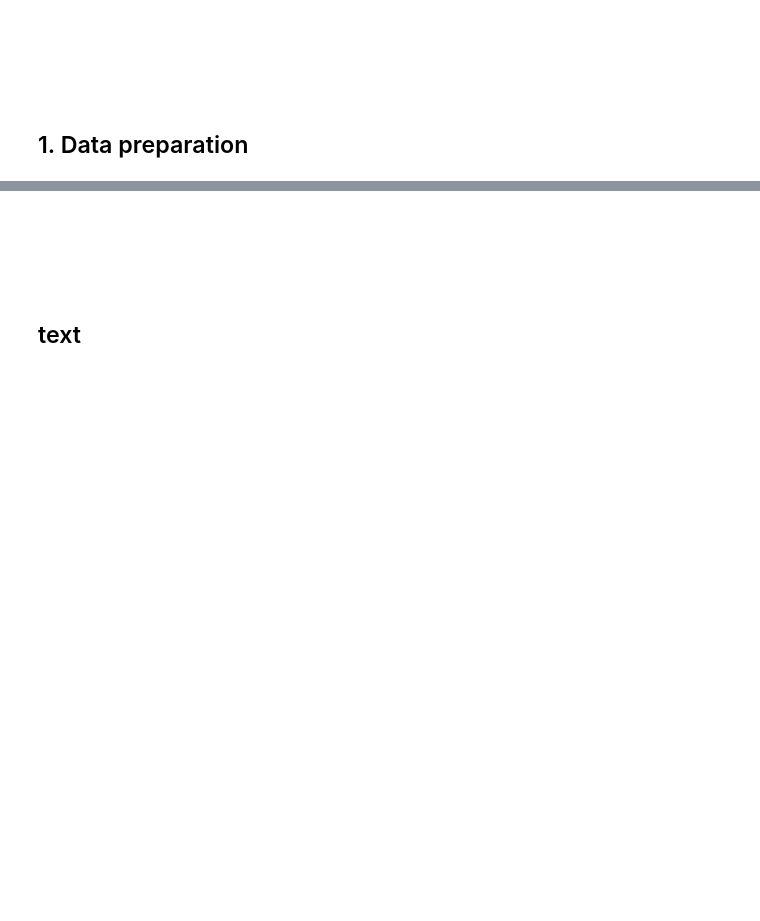
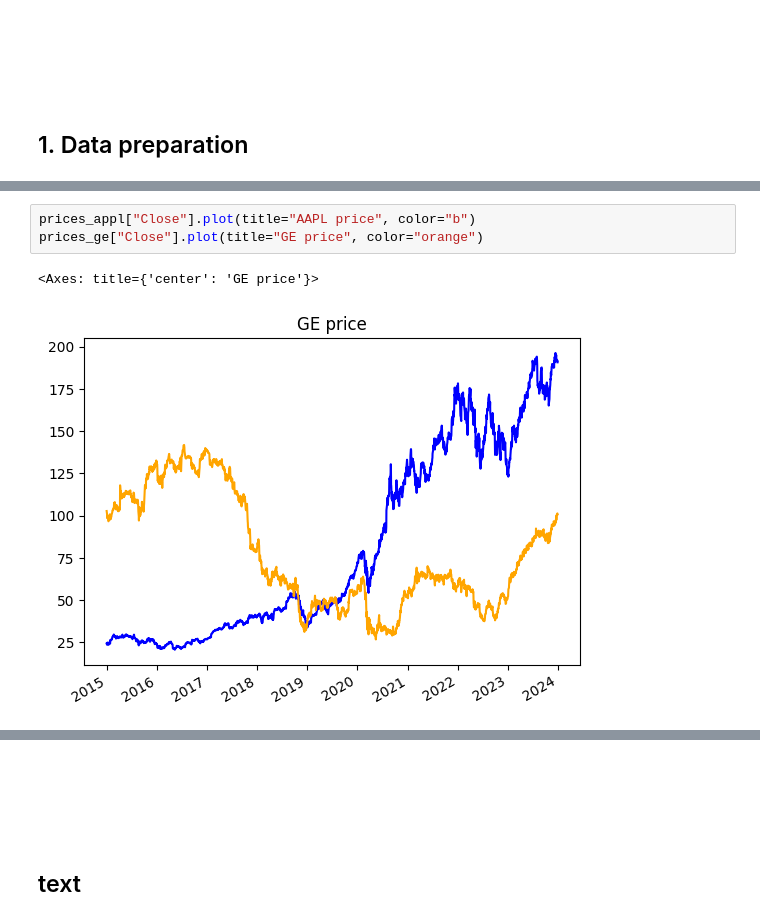
Before and after one commit to isak-drougge/applications-copula-methods-in-finance, a Jupyter notebook: notebooks/01_explore_marginal_distributions.ipynb, the cells around one changed output, grey strips where cells are left out. Drawn from its saved outputs; the diff is of its cells as text; blank space fills up the shorter version.

```diff
--- a/notebooks/01_explore_marginal_distributions.ipynb
+++ b/notebooks/01_explore_marginal_distributions.ipynb
@@ -46,0 +56,6 @@ prices_appl.head()
+# %%
+prices_appl["Close"].plot(title="AAPL price", color="b")
+prices_ge["Close"].plot(title="GE price", color="orange")
+# %% [output]
+<Axes: title={'center': 'GE price'}>
+[figure, added]
```
Also changed, not shown: parts of 19 cells of this notebook.
